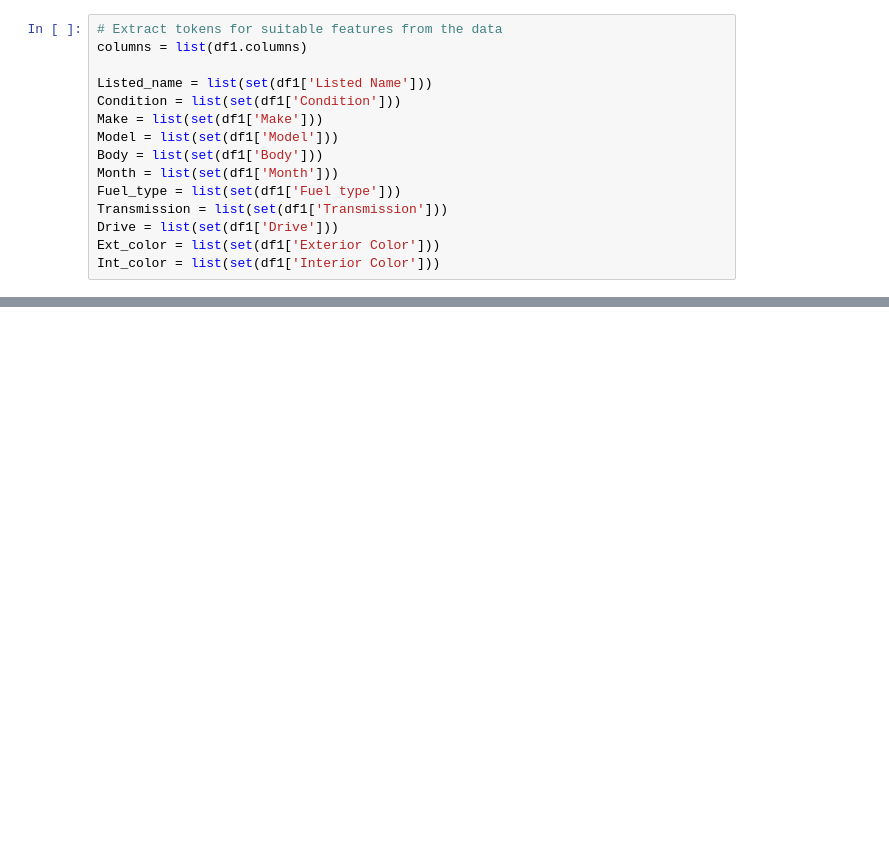
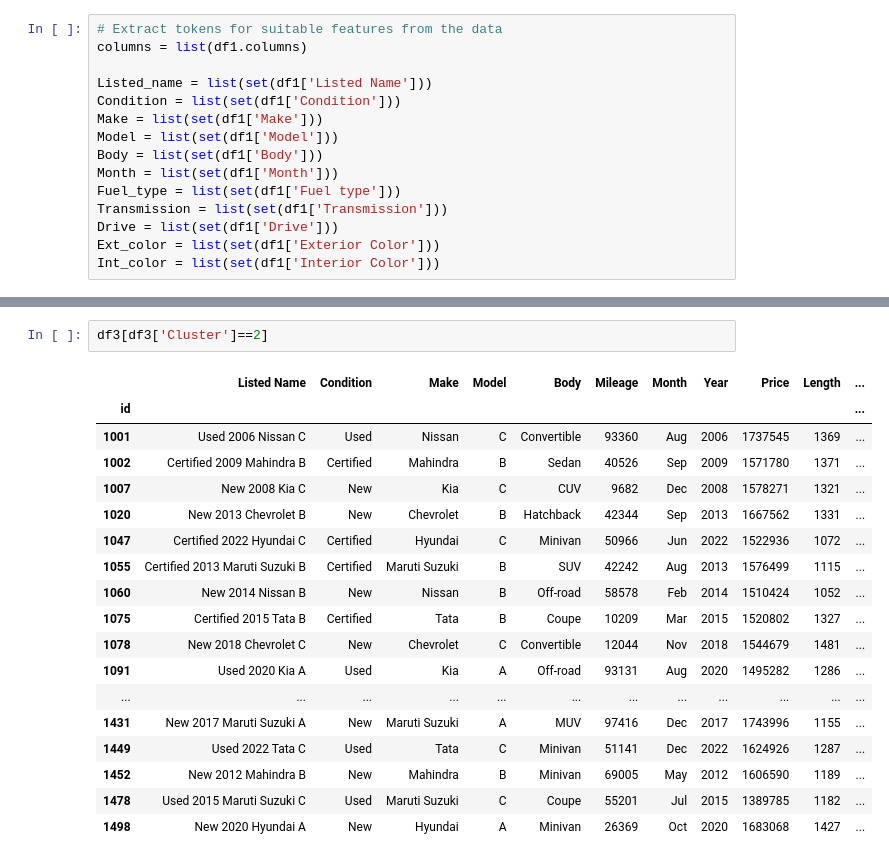
Before and after one commit to zafe312/car_recommender, a Jupyter notebook: car_recommender.ipynb, the cells around one changed output, grey strips where cells are left out. Saved outputs shown, nothing was run; the diff lists cells and outputs as text; blank space fills up the shorter version.

```diff
--- a/car_recommender.ipynb
+++ b/car_recommender.ipynb
@@ -323,0 +432,21 @@ plt.show()
+# %%
+df3[df3['Cluster']==2]
+# %% [output]
+|  | Listed Name | Condition | Make | Model | Body | Mileage | Month | Year | Price | Length | ... |
+| id |  |  |  |  |  |  |  |  |  |  | ... |
+| 1001 | Used 2006 Nissan C | Used | Nissan | C | Convertible | 93360 | Aug | 2006 | 1737545 | 1369 | ... |
+| 1002 | Certified 2009 Mahindra B | Certified | Mahindra | B | Sedan | 40526 | Sep | 2009 | 1571780 | 1371 | ... |
+| 1007 | New 2008 Kia C | New | Kia | C | CUV | 9682 | Dec | 2008 | 1578271 | 1321 | ... |
+| 1020 | New 2013 Chevrolet B | New | Chevrolet | B | Hatchback | 42344 | Sep | 2013 | 1667562 | 1331 | ... |
+| 1047 | Certified 2022 Hyundai C | Certified | Hyundai | C | Minivan | 50966 | Jun | 2022 | 1522936 | 1072 | ... |
+| 1055 | Certified 2013 Maruti Suzuki B | Certified | Maruti Suzuki | B | SUV | 42242 | Aug | 2013 | 1576499 | 1115 | ... |
+| 1060 | New 2014 Nissan B | New | Nissan | B | Off-road | 58578 | Feb | 2014 | 1510424 | 1052 | ... |
+| 1075 | Certified 2015 Tata B | Certified | Tata | B | Coupe | 10209 | Mar | 2015 | 1520802 | 1327 | ... |
+| 1078 | New 2018 Chevrolet C | New | Chevrolet | C | Convertible | 12044 | Nov | 2018 | 1544679 | 1481 | ... |
+| 1091 | Used 2020 Kia A | Used | Kia | A | Off-road | 93131 | Aug | 2020 | 1495282 | 1286 | ... |
+| ... | ... | ... | ... | ... | ... | ... | ... | ... | ... | ... | ... |
+| 1431 | New 2017 Maruti Suzuki A | New | Maruti Suzuki | A | MUV | 97416 | Dec | 2017 | 1743996 | 1155 | ... |
+| 1449 | Used 2022 Tata C | Used | Tata | C | Minivan | 51141 | Dec | 2022 | 1624926 | 1287 | ... |
+| 1452 | New 2012 Mahindra B | New | Mahindra | B | Minivan | 69005 | May | 2012 | 1606590 | 1189 | ... |
+| 1478 | Used 2015 Maruti Suzuki C | Used | Maruti Suzuki | C | Coupe | 55201 | Jul | 2015 | 1389785 | 1182 | ... |
+| 1498 | New 2020 Hyundai A | New | Hyundai | A | Minivan | 26369 | Oct | 2020 | 1683068 | 1427 | ... |
```
Also changed, not shown: parts of 27 cells of this notebook.
